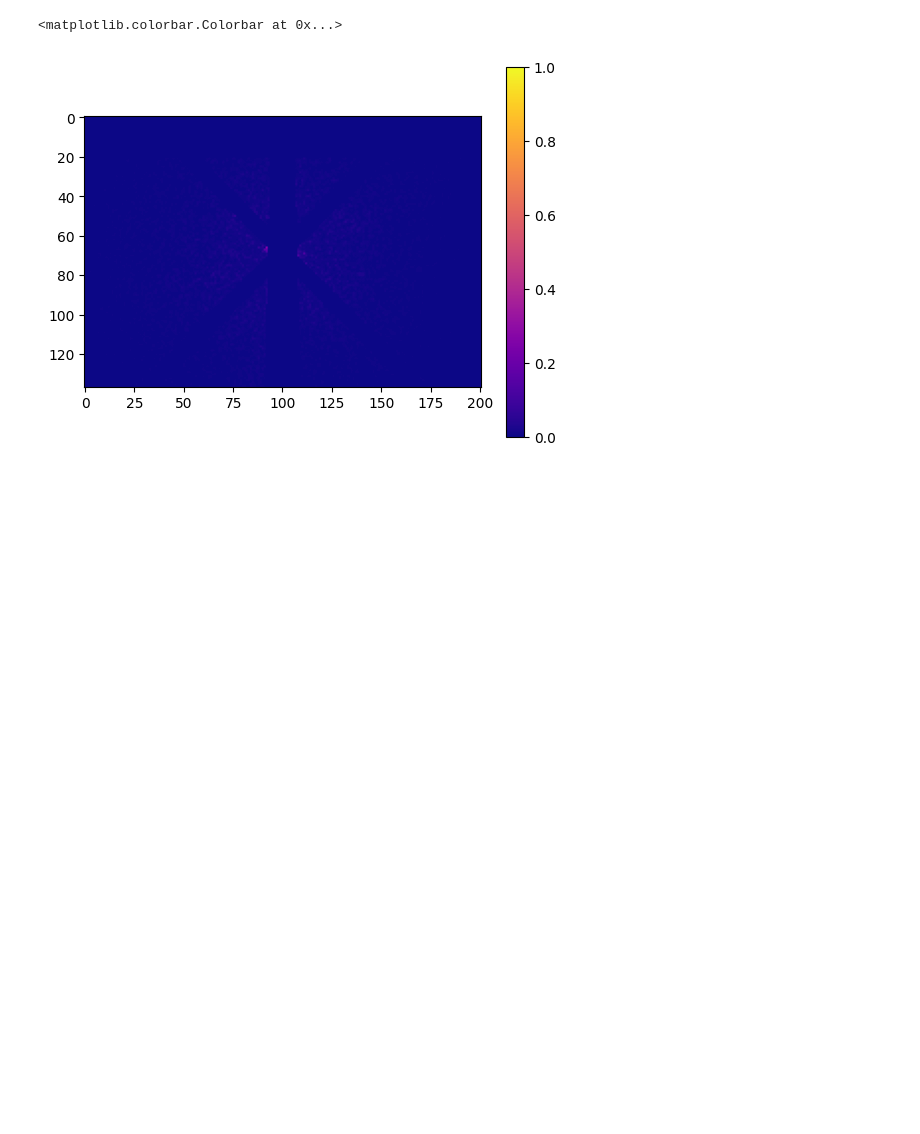
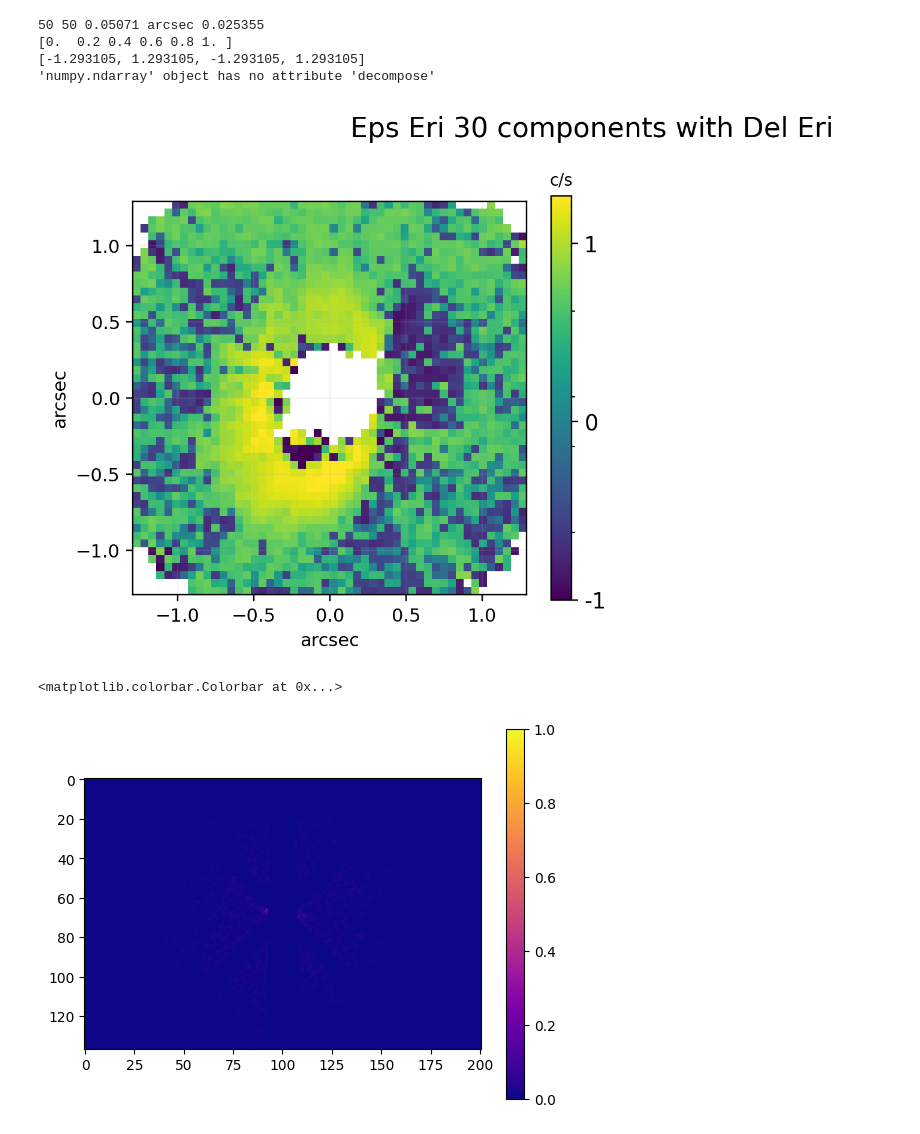
Before and after one commit to saikrishanthpm/pyNMF, a Jupyter notebook: New_reductions.ipynb, the cells around one changed output. Drawn from its saved outputs; the diff is of its cells as text; code cells hidden in the pictures; blank space fills up the shorter version.

```diff
--- a/New_reductions.ipynb
+++ b/New_reductions.ipynb
@@ -545,3 +639,26 @@ plt.colorbar()
+# %%
+fig = plt.figure(figsize=[8.5,4],dpi=220)
+ax=plt.subplot(121)
+displ_scale1(comb,
+              #vmin=0,
+            grid=True,
+            ax=ax,
+            #d=31,
+            cbar_label="c/s",
+            cmap="viridis",
+         norm=colors.SymLogNorm(linthresh=0.03, vmin = -1, vmax=5, base=10)
+         )
+           #vmax=10)
+ax.set_xlabel('arcsec')
+ax.set_ylabel('arcsec')
+fig.suptitle("Eps Eri 30 components with Del Eri", fontsize=15)
+plt.tight_layout()
+# %% [output]
+50 50 0.05071 arcsec 0.025355
+[0.  0.2 0.4 0.6 0.8 1. ]
+[-1.293105, 1.293105, -1.293105, 1.293105]
+'numpy.ndarray' object has no attribute 'decompose'
+[figure, added]
 # %%
 plt.imshow(components[10], vmin=0, vmax=1, cmap='plasma')
 plt.colorbar()
```
Also changed, not shown: parts of 30 cells of this notebook, 3 other files.
